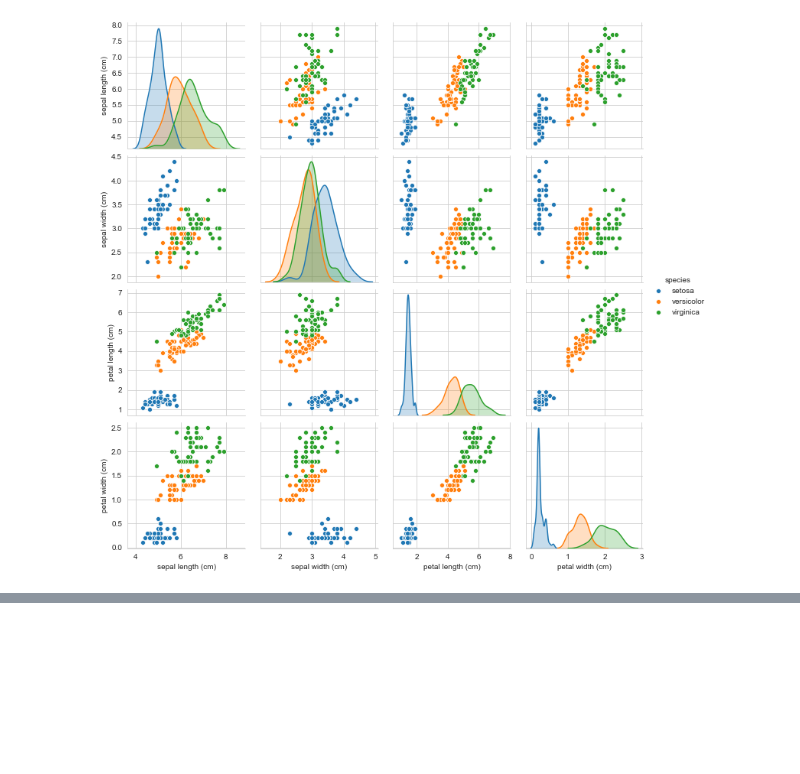
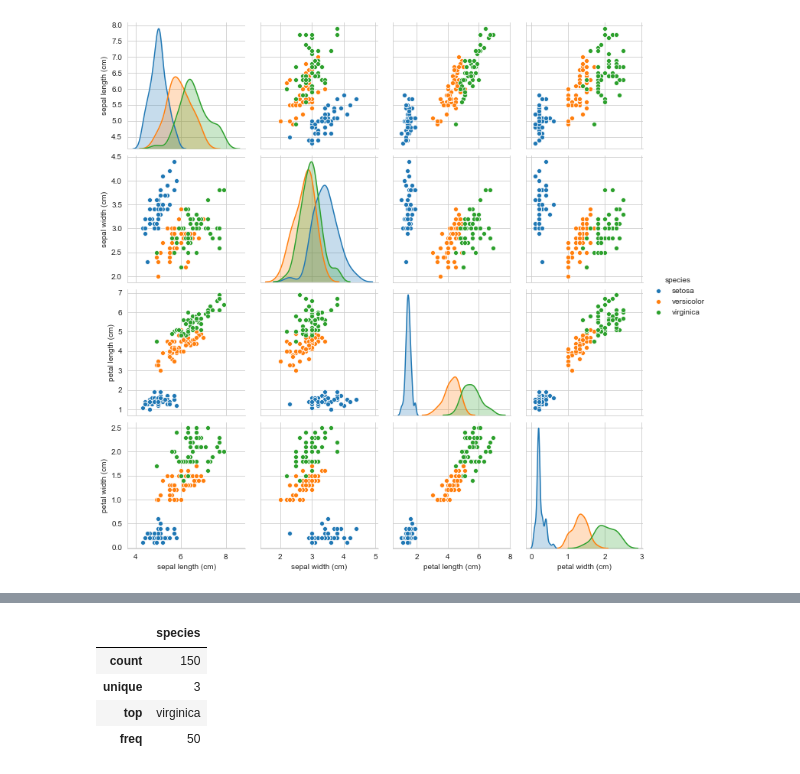
Before and after one commit to BoniOloff/Python-Machine-Learning, a Jupyter notebook: K Nearest Neighbors (KNN)/Iris classifier.ipynb, the cells around one changed output, grey strips where cells are left out. Drawn from its saved outputs; the diff is of its cells as text; code cells hidden in the pictures; blank space fills up the shorter version.

```diff
--- a/Exploratory Dana Analytics.ipynb
+++ b/K Nearest Neighbors (KNN)/Iris classifier.ipynb
@@ -60,0 +78,8 @@ sns.pairplot(df, hue='species')
+# %%
+df.describe(include=['object'])
+# %% [output]
+|  | species |
+| count | 150 |
+| unique | 3 |
+| top | virginica |
+| freq | 50 |
```
Also changed, not shown: parts of 12 cells of this notebook, 4 other files.
